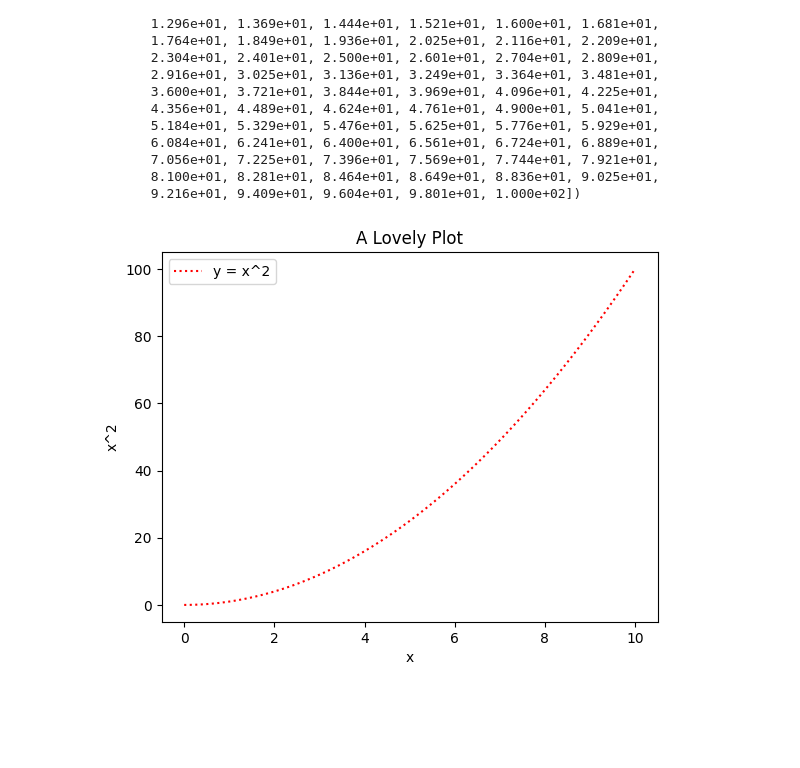
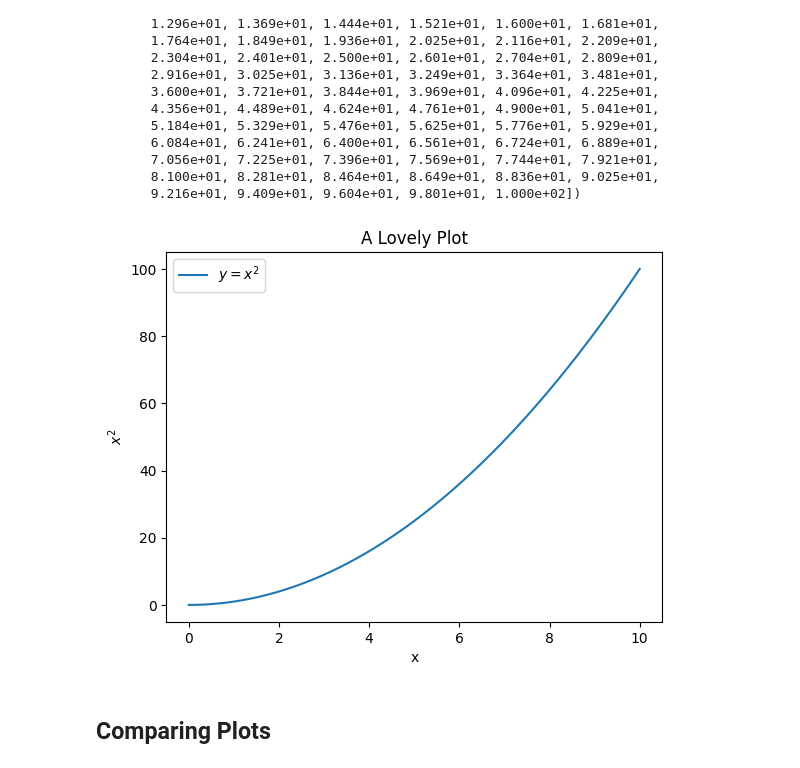
Before and after one commit to lorrainemorrissey/principles_of_data_analytics, a Jupyter notebook: matplotlip.ipynb, the cells around one changed output. Cells and saved outputs as stored; diff of their text form; code cells hidden in the pictures; blank space fills up the shorter version.

```diff
--- a/matplotlip.ipynb
+++ b/matplotlip.ipynb
@@ -56,10 +56,18 @@ array([0.000e+00, 1.000e-02, 4.000e-02, 9.000e-02, 1.600e-01, 2.500e-01,
        9.216e+01, 9.409e+01, 9.604e+01, 9.801e+01, 1.000e+02])
 # %%
 # Plot x vs y
-plt.plot(x, y, 'r:', label='y = x^2');
+plt.plot(x, y, label='$y = x^2$');
+
+# Add Legend
 plt.legend()
+
+# Add Labels
 plt.xlabel('x')
-plt.ylabel('x^2')
+plt.ylabel('$x^2$')
+
+# Add Tite
 plt.title('A Lovely Plot');
 # %% [output]
-[figure, old version]
+[figure, new version]
+# %% [markdown]
+## Comparing Plots
```
Also changed, not shown: parts of 2 cells of this notebook.
